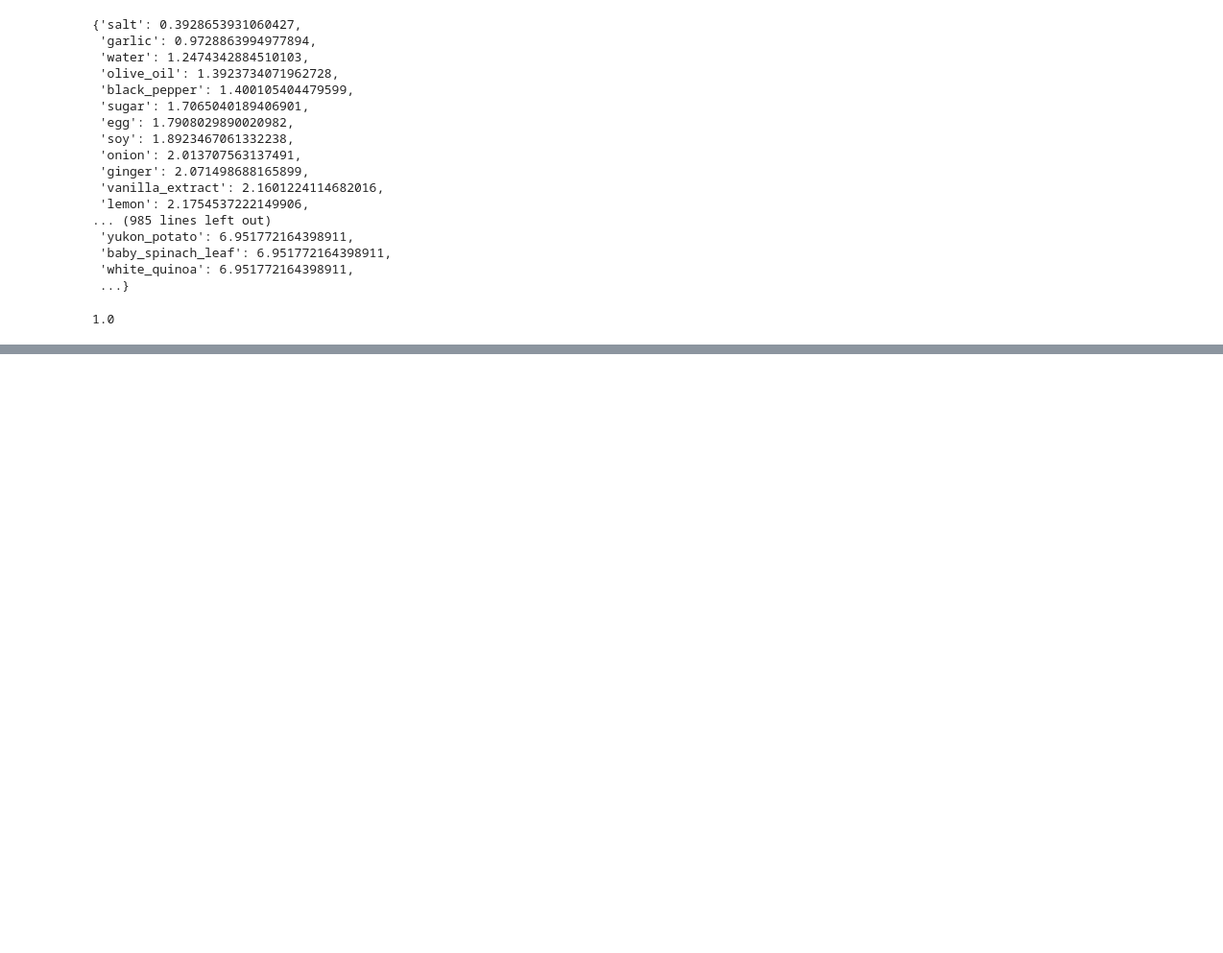
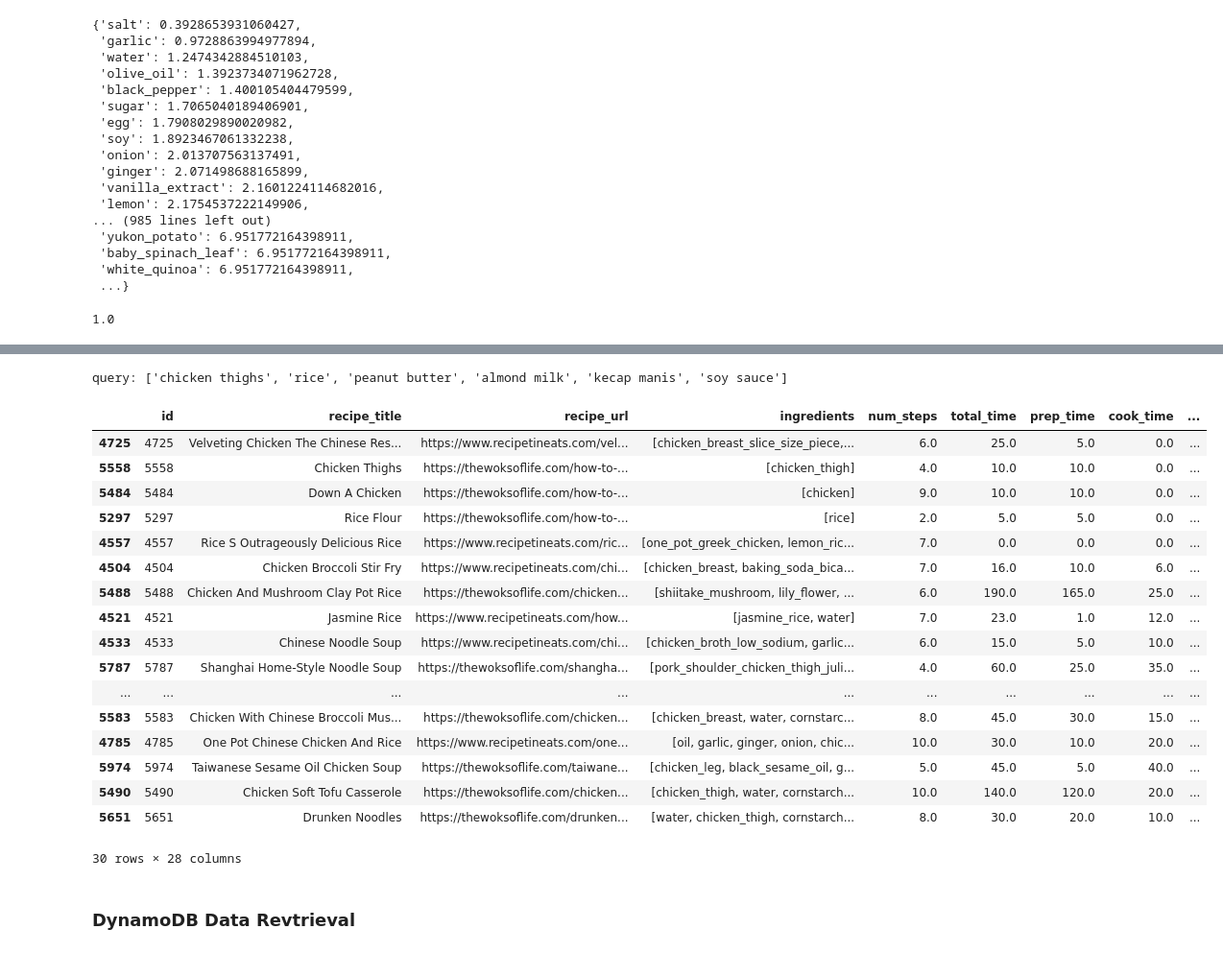
Before and after one commit to alfredmastan/food-recommendation, a Jupyter notebook: notebooks/model_training.ipynb, the cells around one changed output, grey strips where cells are left out. Shown at 96% size. Drawn from its saved outputs; the diff is of its cells as text; code cells hidden in the pictures; blank space fills up the shorter version.

Commit message:
directory and model wrap reconstruct

```diff
--- a/notebooks/model_training.ipynb
+++ b/notebooks/model_training.ipynb
@@ -39,5 +37,4 @@ def connect_database():
     return table
 
 data = pd.read_pickle(params["model_pipeline"]["recipe_path"])
-model = FastText.load(params["model_pipeline"]["model_path"])
 table = connect_database()
@@ -43,0 +115,3 @@ table = connect_database()
+# %%
+# model = mlflow.pyfunc.load_model(model_info.model_uri)
+model = mlflow.pyfunc.load_model("models:/fasttext_model/latest")
@@ -133 +188,73 @@ data.iloc[rec_idx]
+# %%
+# Prepare title vectors
+title_vectors = []
+for title in data.recipe_title:
+    # Get the vector for the recipe title and normalize it
+    title_split = title.split()
+    embedding_vecs = model.predict(title_split)
+    unit_vecs = np.array([vec/np.linalg.norm(vec) for vec in embedding_vecs])
+    title_vectors.append(unit_vecs)
+
+title_vector_means = np.array([np.mean(ing_vector, axis=0) for ing_vector in title_vectors])
+# %%
+def normalization(arr):
+    return (arr - arr.min()) / (arr.max() - arr.min())
+# %%
+# Prediction scoring system
+user_id = 110833230122006731136
+n=10
+text = "chicken thighs, rice, peanut butter, almond milk, kecap manis, soy sauce"
+query = [ingredient.strip() for ingredient in text.split(",") if ingredient]
+print("query:", query)
+
+# Get the vectors for the search query and normalize them
+query_vecs = fasttext_model.predict(query)
+unit_query_vec = np.array([vec/np.linalg.norm(vec) for vec in query_vecs])
+
+# Calculate MaxSim for each recipe in the data
+# Might be slow for large amount of data
+ingredient_max_sim = np.array([])
+for ing_vector in ingredient_vectors:
+    tokens_sim = unit_query_vec @ ing_vector.T
+
+    a_best = tokens_sim.max(axis=1)
+    b_best = tokens_sim.max(axis=0)
+
+    score = 0.5 * (a_best.mean() + b_best.mean())
+    ingredient_max_sim = np.append(ingredient_max_sim, score)
+
+# Calculate cosine similarity between the mean query vector and the mean ingredients vector
+mean_query_vec = unit_query_vec.mean(axis=0)
+ingredient_sim = mean_query_vec.reshape(1, -1) @ ingredient_vector_means.T
+title_sim = mean_query_vec.reshape(1, -1) @ title_vector_means.T
+
+score = (params["model_service"]["w_cosine"] * normalization(ingredient_sim[0]) +
+            params["model_service"]["w_maxsim"] * normalization(ingredient_max_sim) +
+            params["model_service"]["w_title"] * normalization(title_sim[0]))
+
+rec_idx = np.argsort(score)[-params["model_service"]["n_recs"]:][::-1]
+# rec_idx = [4557, 5297, 3977, 6109, 366, 3572, 6262, 314]
+data.iloc[rec_idx]
+# %% [output]
+query: ['chicken thighs', 'rice', 'peanut butter', 'almond milk', 'kecap manis', 'soy sauce']
+|  | id | recipe_title | recipe_url | ingredients | num_steps | total_time | prep_time | cook_time | ... |
+| 4725 | 4725 | Velveting Chicken The Chinese Res... | https://www.recipetineats.com/vel... | [chicken_breast_slice_size_piece,... | 6.0 | 25.0 | 5.0 | 0.0 | ... |
+| 5558 | 5558 | Chicken Thighs | https://thewoksoflife.com/how-to-... | [chicken_thigh] | 4.0 | 10.0 | 10.0 | 0.0 | ... |
+| 5484 | 5484 | Down A Chicken | https://thewoksoflife.com/how-to-... | [chicken] | 9.0 | 10.0 | 10.0 | 0.0 | ... |
+| 5297 | 5297 | Rice Flour | https://thewoksoflife.com/how-to-... | [rice] | 2.0 | 5.0 | 5.0 | 0.0 | ... |
+| 4557 | 4557 | Rice S Outrageously Delicious Rice | https://www.recipetineats.com/ric... | [one_pot_greek_chicken, lemon_ric... | 7.0 | 0.0 | 0.0 | 0.0 | ... |
+| 4504 | 4504 | Chicken Broccoli Stir Fry | https://www.recipetineats.com/chi... | [chicken_breast, baking_soda_bica... | 7.0 | 16.0 | 10.0 | 6.0 | ... |
+| 5488 | 5488 | Chicken And Mushroom Clay Pot Rice | https://thewoksoflife.com/chicken... | [shiitake_mushroom, lily_flower, ... | 6.0 | 190.0 | 165.0 | 25.0 | ... |
+| 4521 | 4521 | Jasmine Rice | https://www.recipetineats.com/how... | [jasmine_rice, water] | 7.0 | 23.0 | 1.0 | 12.0 | ... |
+| 4533 | 4533 | Chinese Noodle Soup | https://www.recipetineats.com/chi... | [chicken_broth_low_sodium, garlic... | 6.0 | 15.0 | 5.0 | 10.0 | ... |
+| 5787 | 5787 | Shanghai Home-Style Noodle Soup | https://thewoksoflife.com/shangha... | [pork_shoulder_chicken_thigh_juli... | 4.0 | 60.0 | 25.0 | 35.0 | ... |
+| ... | ... | ... | ... | ... | ... | ... | ... | ... | ... |
+| 5583 | 5583 | Chicken With Chinese Broccoli Mus... | https://thewoksoflife.com/chicken... | [chicken_breast, water, cornstarc... | 8.0 | 45.0 | 30.0 | 15.0 | ... |
+| 4785 | 4785 | One Pot Chinese Chicken And Rice | https://www.recipetineats.com/one... | [oil, garlic, ginger, onion, chic... | 10.0 | 30.0 | 10.0 | 20.0 | ... |
+| 5974 | 5974 | Taiwanese Sesame Oil Chicken Soup | https://thewoksoflife.com/taiwane... | [chicken_leg, black_sesame_oil, g... | 5.0 | 45.0 | 5.0 | 40.0 | ... |
+| 5490 | 5490 | Chicken Soft Tofu Casserole | https://thewoksoflife.com/chicken... | [chicken_thigh, water, cornstarch... | 10.0 | 140.0 | 120.0 | 20.0 | ... |
+| 5651 | 5651 | Drunken Noodles | https://thewoksoflife.com/drunken... | [water, chicken_thigh, cornstarch... | 8.0 | 30.0 | 20.0 | 10.0 | ... |
+30 rows × 28 columns
+# %% [markdown]
+### DynamoDB Data Revtrieval
 # %%
```
Also changed, not shown: parts of 35 cells of this notebook, 10 other files.
